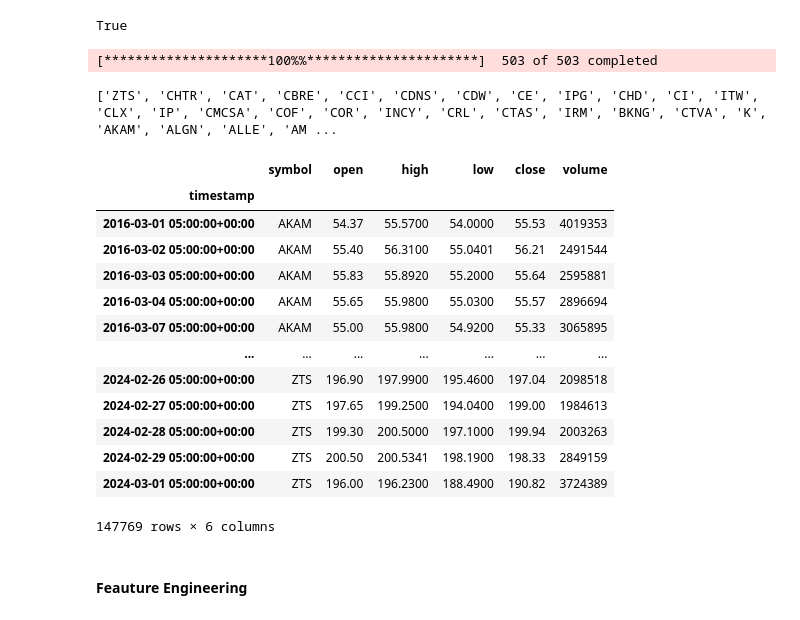
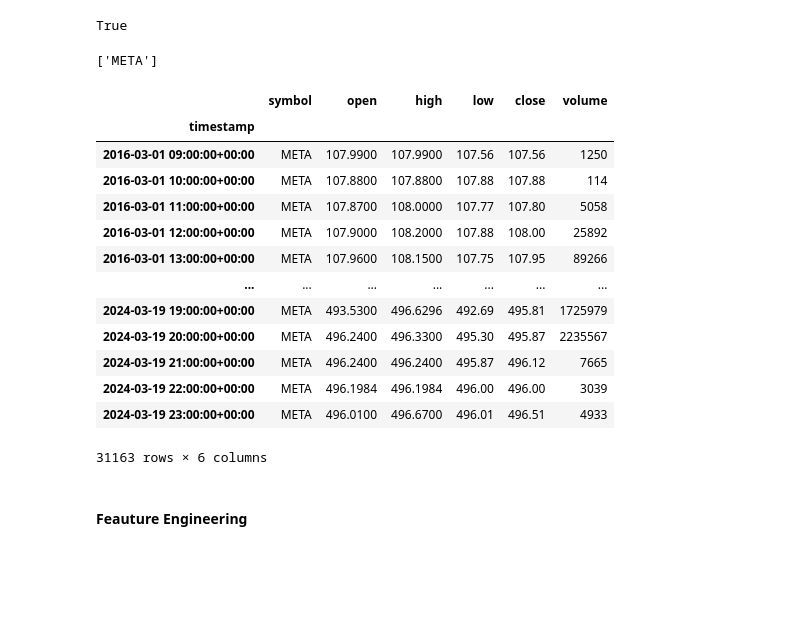
Before and after one commit to justicebangura/Project-2, a Jupyter notebook: trading_bot.ipynb, the cells around one changed output. Cells and saved outputs as stored; diff of their text form; code cells hidden in the pictures; blank space fills up the shorter version.

```diff
--- a/trading_bot.ipynb
+++ b/trading_bot.ipynb
@@ -65,35 +68,33 @@ alpaca_secret_key = os.getenv("ALPACA_SECRET_KEY")
 base_url = 'https://paper-api.alpaca.markets'
 
 # ticker list based on monthly highest dollar volume rank(liquidity)
-tickers_list = data.get_top_tickers(sp500_url = os.getenv("SP500_URL"))
-tickers = [ticker[1] for ticker in tickers_list]
-
+#tickers_list = data.get_top_tickers(sp500_url = os.getenv("SP500_URL"))
+#tickers = [ticker[1] for ticker in tickers_list]
+tickers = ['META']
 # Call the function to fetch stock data
 stock_data = data.fetch_stock_data(tickers, alpaca_api_key, alpaca_secret_key, base_url)
-stock_df = stock_data.dropna()
+stock_df = stock_data
-# %% [output]
-[*********************100%%**********************]  503 of 503 completed
-# %%
-print(tickers)
-# %% [output]
-['ZTS', 'CHTR', 'CAT', 'CBRE', 'CCI', 'CDNS', 'CDW', 'CE', 'IPG', 'CHD', 'CI', 'ITW', 'CLX', 'IP', 'CMCSA', 'COF', 'COR', 'INCY', 'CRL', 'CTAS', 'IRM', 'BKNG', 'CTVA', 'K', 'AKAM', 'ALGN', 'ALLE', 'AM ...
+# %%
+display(tickers)
+# %% [output]
+['META']
 # %%
-stock_df
+display(stock_df)
 # %% [output]
 |  | symbol | open | high | low | close | volume |
 | timestamp |  |  |  |  |  |  |
-| 2016-03-01 05:00:00+00:00 | AKAM | 54.37 | 55.5700 | 54.0000 | 55.53 | 4019353 |
-| 2016-03-02 05:00:00+00:00 | AKAM | 55.40 | 56.3100 | 55.0401 | 56.21 | 2491544 |
-| 2016-03-03 05:00:00+00:00 | AKAM | 55.83 | 55.8920 | 55.2000 | 55.64 | 2595881 |
-| 2016-03-04 05:00:00+00:00 | AKAM | 55.65 | 55.9800 | 55.0300 | 55.57 | 2896694 |
-| 2016-03-07 05:00:00+00:00 | AKAM | 55.00 | 55.9800 | 54.9200 | 55.33 | 3065895 |
+| 2016-03-01 09:00:00+00:00 | META | 107.9900 | 107.9900 | 107.56 | 107.56 | 1250 |
+| 2016-03-01 10:00:00+00:00 | META | 107.8800 | 107.8800 | 107.88 | 107.88 | 114 |
+| 2016-03-01 11:00:00+00:00 | META | 107.8700 | 108.0000 | 107.77 | 107.80 | 5058 |
+| 2016-03-01 12:00:00+00:00 | META | 107.9000 | 108.2000 | 107.88 | 108.00 | 25892 |
+| 2016-03-01 13:00:00+00:00 | META | 107.9600 | 108.1500 | 107.75 | 107.95 | 89266 |
 | ... | ... | ... | ... | ... | ... | ... |
-| 2024-02-26 05:00:00+00:00 | ZTS | 196.90 | 197.9900 | 195.4600 | 197.04 | 2098518 |
-| 2024-02-27 05:00:00+00:00 | ZTS | 197.65 | 199.2500 | 194.0400 | 199.00 | 1984613 |
-| 2024-02-28 05:00:00+00:00 | ZTS | 199.30 | 200.5000 | 197.1000 | 199.94 | 2003263 |
-| 2024-02-29 05:00:00+00:00 | ZTS | 200.50 | 200.5341 | 198.1900 | 198.33 | 2849159 |
-| 2024-03-01 05:00:00+00:00 | ZTS | 196.00 | 196.2300 | 188.4900 | 190.82 | 3724389 |
+| 2024-03-19 19:00:00+00:00 | META | 493.5300 | 496.6296 | 492.69 | 495.81 | 1725979 |
+| 2024-03-19 20:00:00+00:00 | META | 496.2400 | 496.3300 | 495.30 | 495.87 | 2235567 |
+| 2024-03-19 21:00:00+00:00 | META | 496.2400 | 496.2400 | 495.87 | 496.12 | 7665 |
+| 2024-03-19 22:00:00+00:00 | META | 496.1984 | 496.1984 | 496.00 | 496.00 | 3039 |
+| 2024-03-19 23:00:00+00:00 | META | 496.0100 | 496.6700 | 496.01 | 496.51 | 4933 |
-147769 rows × 6 columns
+31163 rows × 6 columns
 # %% [markdown]
 #### Feauture Engineering
 # %%
```
Also changed, not shown: parts of 40 cells of this notebook, 4 other files.
